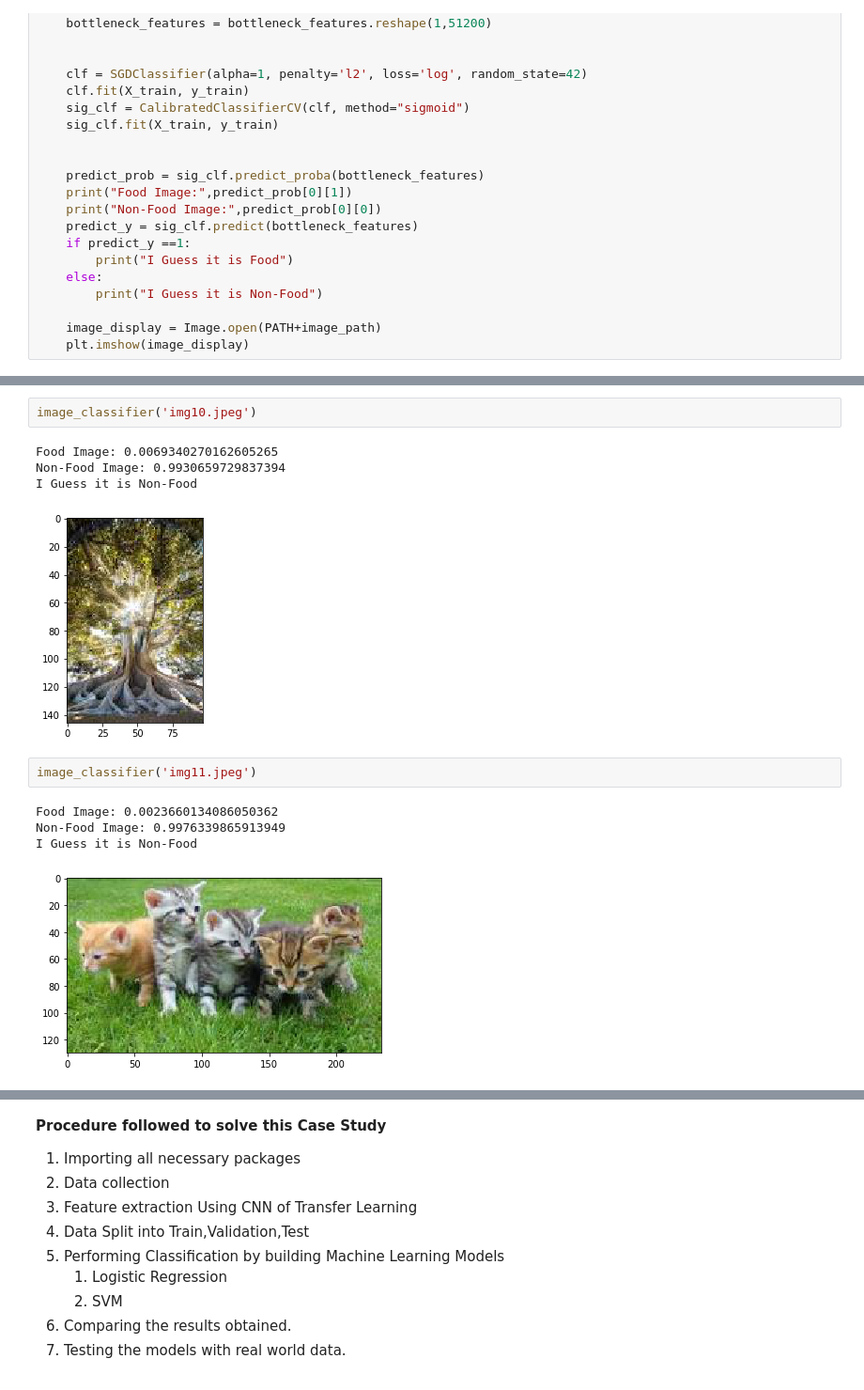
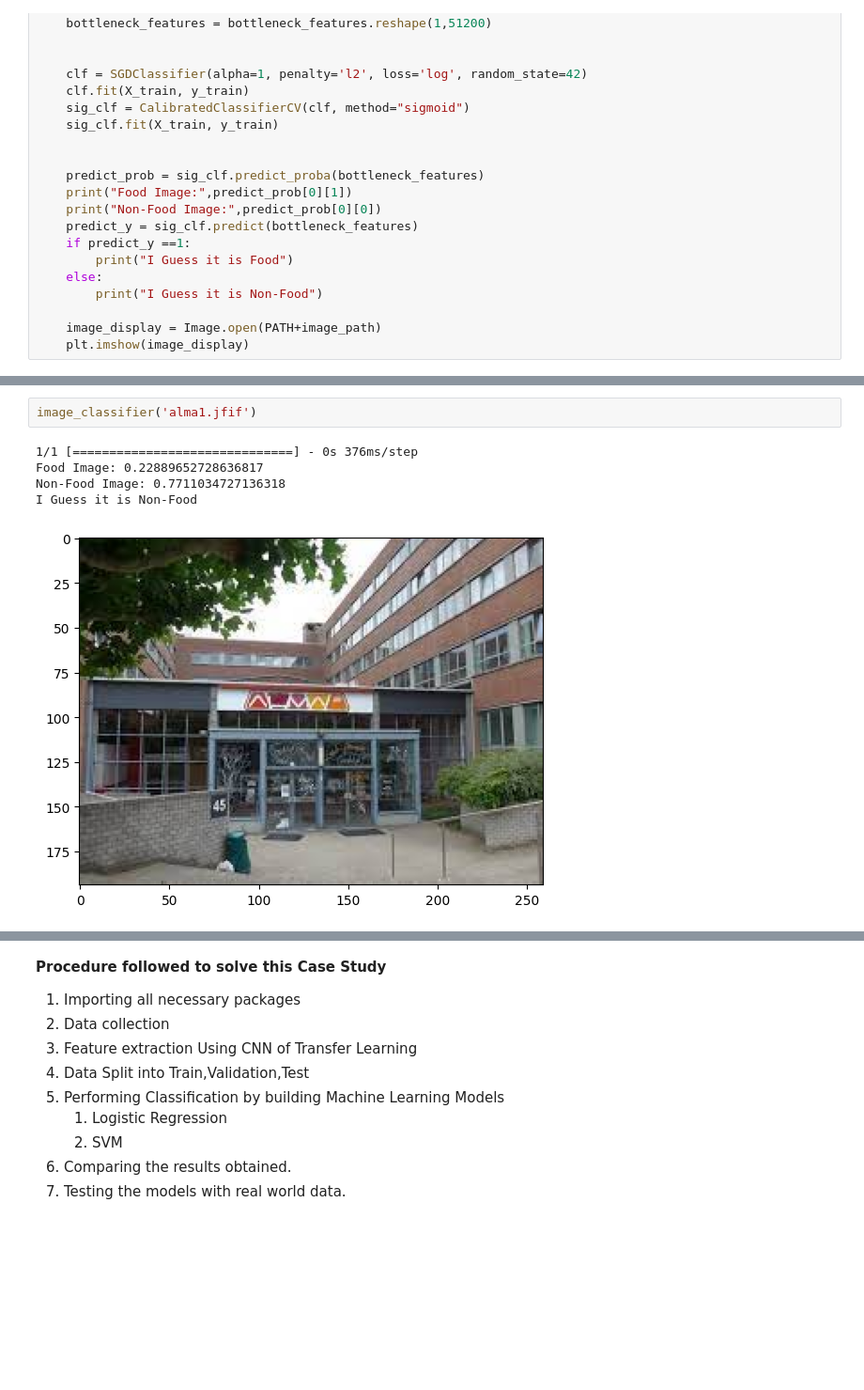
Before and after one commit to Federicosoldati/FoodImageClassification-MichelinGuide, a Jupyter notebook: FoodImage_Classification.ipynb, the cells around one changed output, grey strips where cells are left out. Shown at 94% size. Drawn from its saved outputs; the diff is of its cells as text; blank space fills up the shorter version.

```diff
--- a/FoodImage_Classification.ipynb
+++ b/FoodImage_Classification.ipynb
@@ -461,14 +400,8 @@ I Guess it is Non-Food
-# %%
-image_classifier('img10.jpeg')
-# %% [output]
-Food Image: 0.0069340270162605265
-Non-Food Image: 0.9930659729837394
-I Guess it is Non-Food
-[figure, removed]
-# %%
-image_classifier('img11.jpeg')
-# %% [output]
-Food Image: 0.0023660134086050362
-Non-Food Image: 0.9976339865913949
-I Guess it is Non-Food
-[figure, removed]
+# %%
+image_classifier('alma1.jfif')
+# %% [output]
+1/1 [==============================] - 0s 376ms/step
+Food Image: 0.22889652728636817
+Non-Food Image: 0.7711034727136318
+I Guess it is Non-Food
+[figure, added]
```
Also changed, not shown: parts of 30 cells of this notebook.
